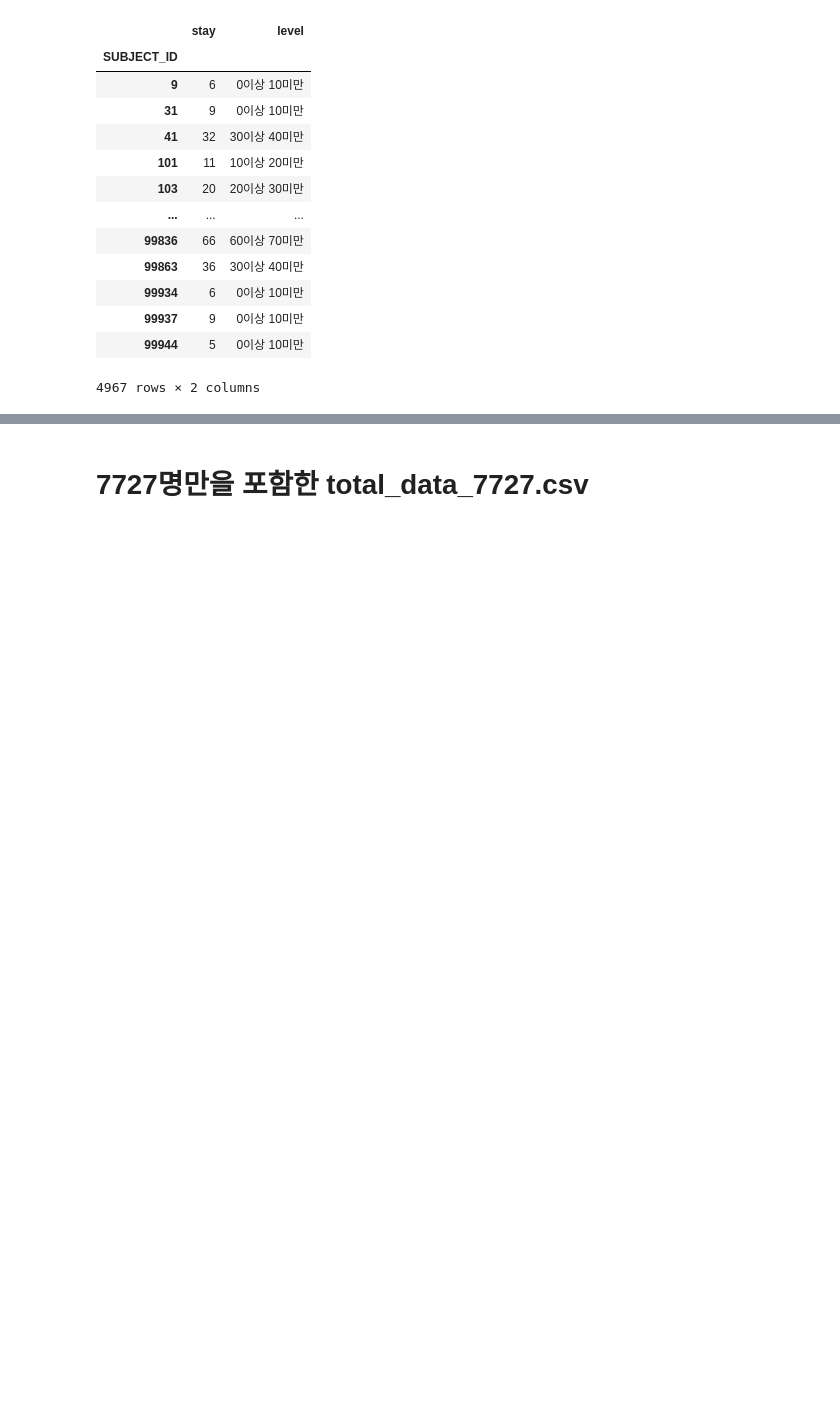
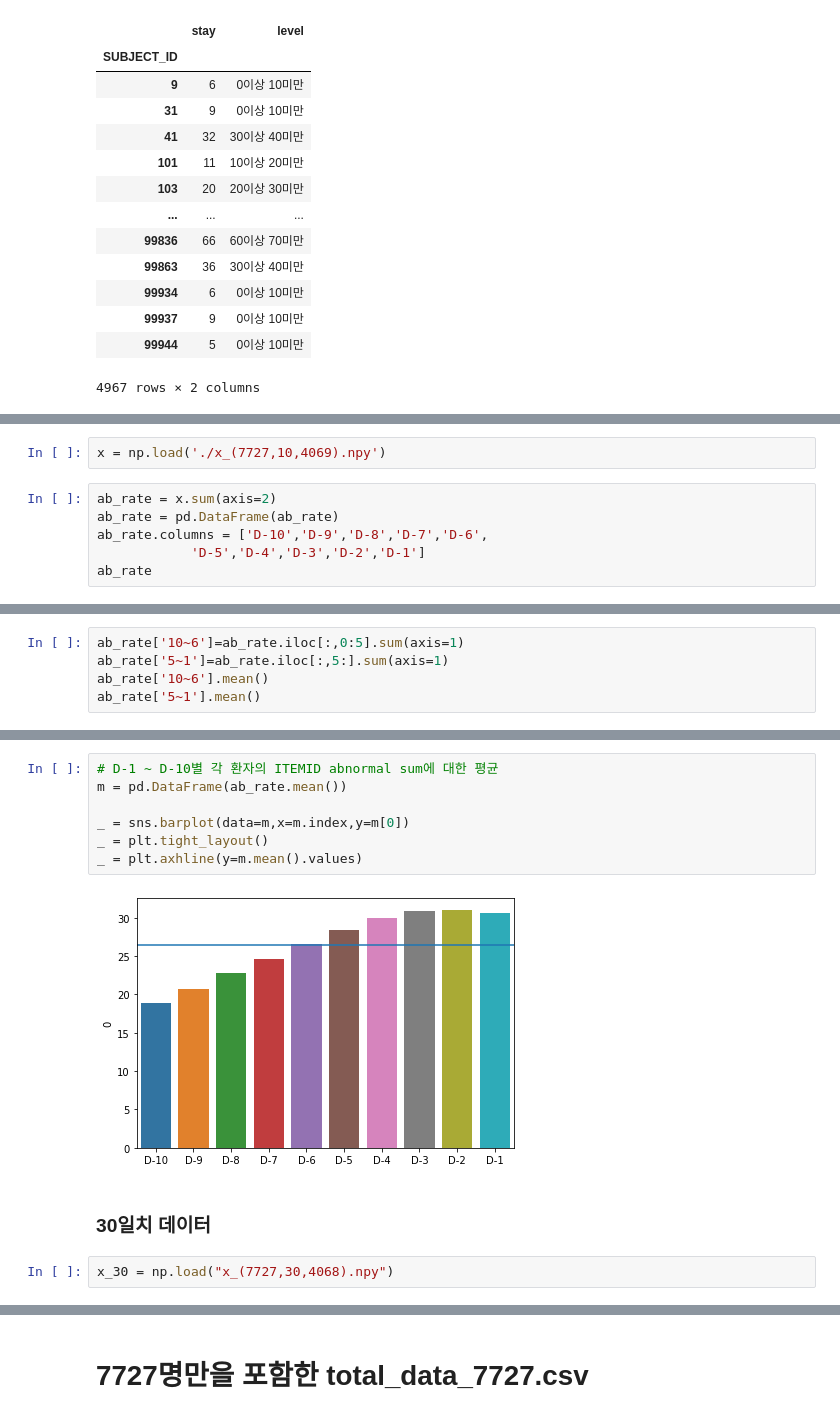
Before and after one commit to limeorange/MIMIC_Research, a Jupyter notebook: 09 장단기 data 생성 및 FI 계산.ipynb, the cells around one changed output, grey strips where cells are left out. Drawn from its saved outputs; the diff is of its cells as text; blank space fills up the shorter version.

```diff
--- a/09 장단기 data 생성 및 FI 계산.ipynb
+++ b/09 장단기 data 생성 및 FI 계산.ipynb
@@ -128,0 +142,8 @@ stay100
+# %%
+x = np.load('./x_(7727,10,4069).npy')
+# %%
+ab_rate = x.sum(axis=2)
+ab_rate = pd.DataFrame(ab_rate)
+ab_rate.columns = ['D-10','D-9','D-8','D-7','D-6',
+            'D-5','D-4','D-3','D-2','D-1']
+ab_rate
@@ -128,0 +164,5 @@ stay100
+# %%
+ab_rate['10~6']=ab_rate.iloc[:,0:5].sum(axis=1)
+ab_rate['5~1']=ab_rate.iloc[:,5:].sum(axis=1)
+ab_rate['10~6'].mean()
+ab_rate['5~1'].mean()
@@ -128,0 +186,13 @@ stay100
+# %%
+# D-1 ~ D-10별 각 환자의 ITEMID abnormal sum에 대한 평균
+m = pd.DataFrame(ab_rate.mean())
+
+_ = sns.barplot(data=m,x=m.index,y=m[0])
+_ = plt.tight_layout()
+_ = plt.axhline(y=m.mean().values)
+# %% [output]
+[figure, added]
+# %% [markdown]
+### 30일치 데이터
+# %%
+x_30 = np.load("x_(7727,30,4068).npy")
```
Also changed, not shown: parts of 31 cells of this notebook.
